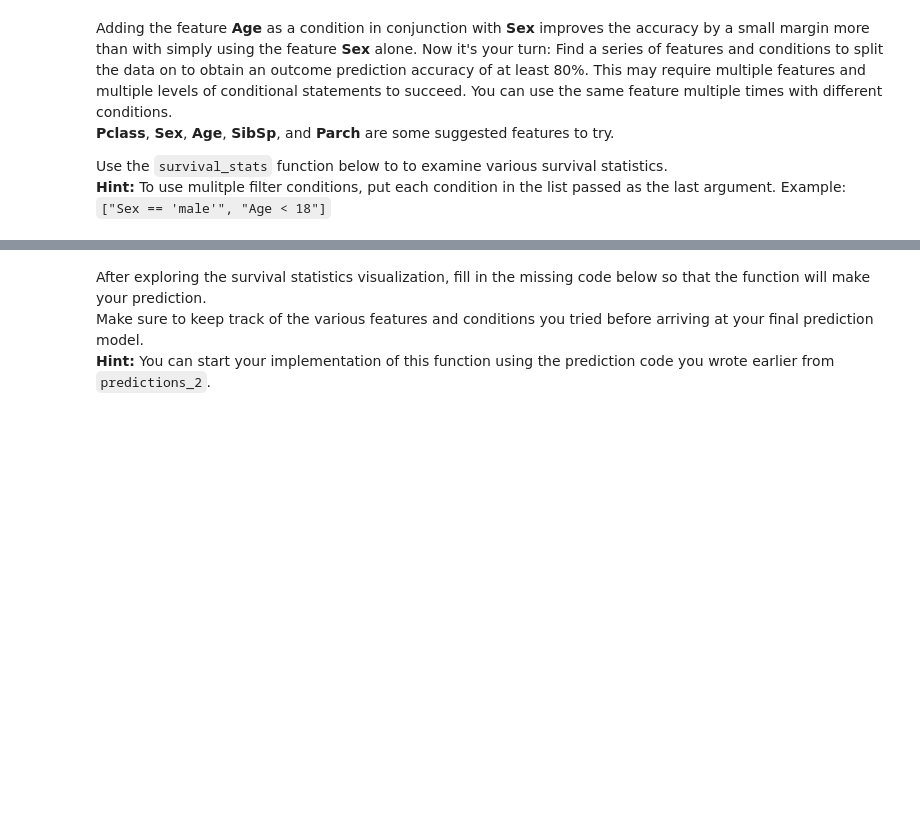
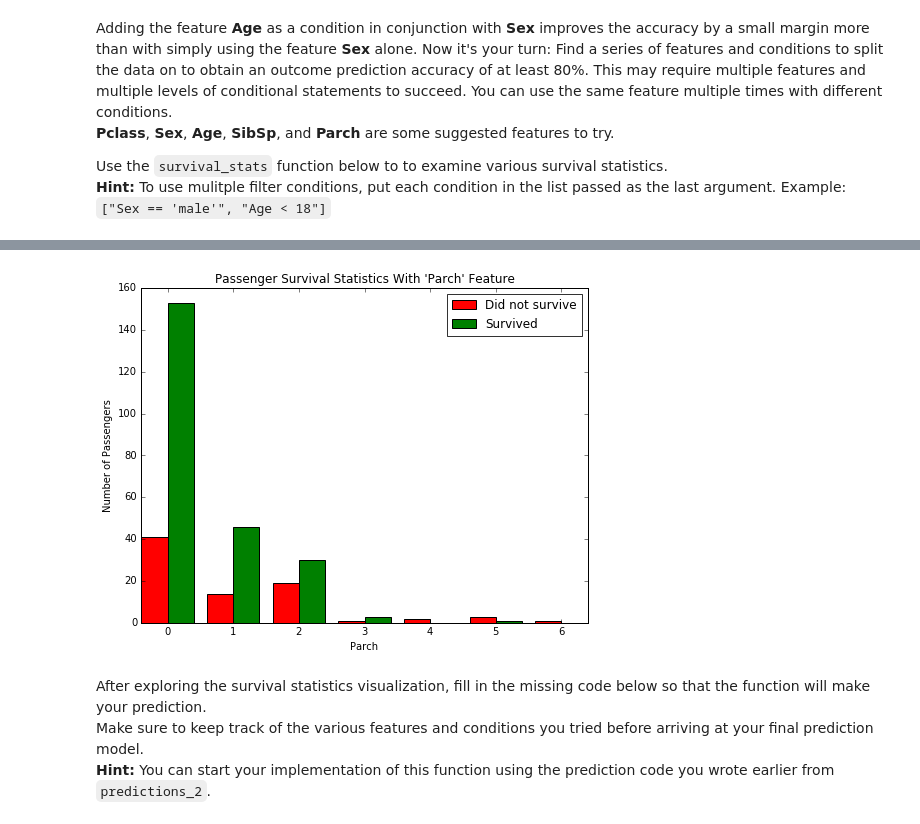
Before and after one commit to yichen123/machine-learning, a Jupyter notebook: projects/titanic_survival_exploration/Titanic_Survival_Exploration.ipynb, the cells around one changed output, grey strips where cells are left out. Drawn from its saved outputs; the diff is of its cells as text; code cells hidden in the pictures; blank space fills up the shorter version.

```diff
--- a/projects/titanic_survival_exploration/Titanic_Survival_Exploration.ipynb
+++ b/projects/titanic_survival_exploration/Titanic_Survival_Exploration.ipynb
@@ -209,3 +212,7 @@ survival_stats(data, outcomes, 'Pclass', ["Sex == 'male'", "Age < 10"])
+# %%
+survival_stats(data, outcomes, 'Parch', ["Sex == 'female'"])
+# %% [output]
+[figure, added]
 # %% [markdown]
 After exploring the survival statistics visualization, fill in the missing code below so that the function will make your prediction.
 Make sure to keep track of the various features and conditions you tried before arriving at your final prediction model.
```
Also changed, not shown: parts of 7 cells of this notebook, 2 other files.
